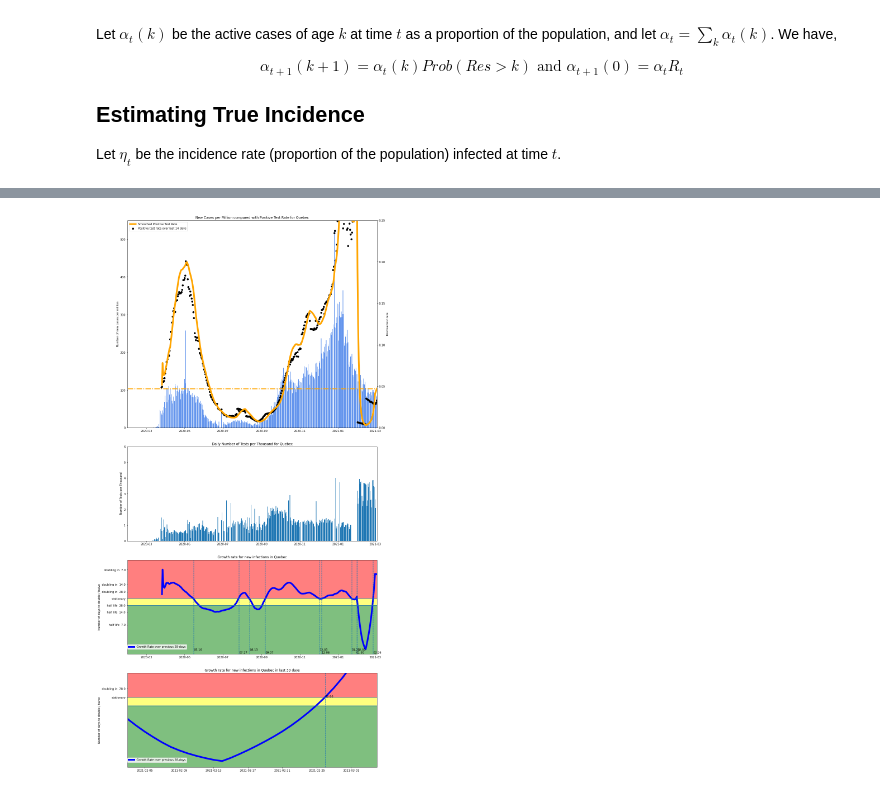
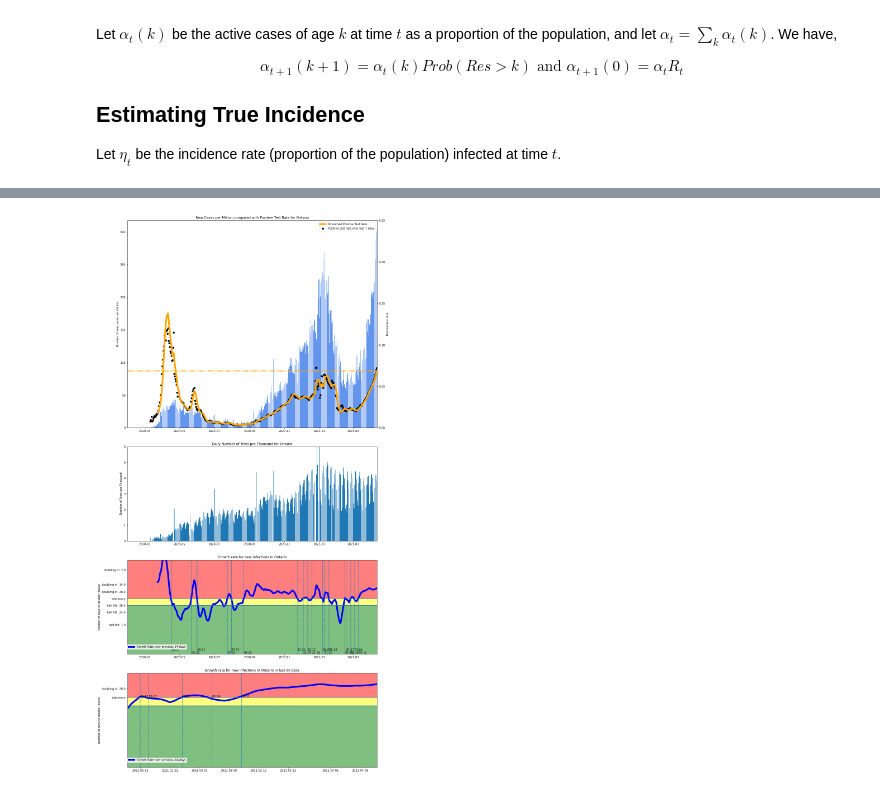
Before and after one commit to cyberlogician/covid-19, a Jupyter notebook: COVID_Dashboard.ipynb, the cells around one changed output, grey strips where cells are left out. Cells and saved outputs as stored; diff of their text form; code cells hidden in the pictures.

```diff
--- a/COVID_Dashboard.ipynb
+++ b/COVID_Dashboard.ipynb
@@ -123,9 +123,9 @@ $$\alpha_{t+1}(k+1) = \alpha_t(k) Prob(Res > k) \text{ and } \alpha_{t+1}(0) = \
 
 Let $\eta_t$ be the incidence rate (proportion of the population) infected at time $t$.
 # %%
-fit_win = 28
-meas_win = 14
-location = 'Quebec'
+fit_win = 14
+meas_win = 7
+location = 'Ontario'
 tests = can.var_by_location("new_tests_rate", *can.provinces, ma_window=1)*1000
 cases = can.var_by_location("new_cases_rate", *can.provinces, ma_window=1)
 deaths = can.var_by_location("new_deaths_rate", *can.provinces, ma_window=meas_win).fillna(0)
@@ -244,35 +244,35 @@ db_ax[1].axhspan(0, db_ax[1].get_ylim()[1], color="red", alpha=0.5)  # danger zo
 db_ax[1].axhspan(rate_to_dbl_in(-28), 0, color="yellow", alpha=0.5)  # Time to pay attention
 db_ax[1].axhspan(db_ax[1].get_ylim()[0], rate_to_dbl_in(-28), color="green", alpha=0.5)  # Comfort zone
 
-if location == "Ontario":
-    db_ax[1].axvline(x="2020-05-19", linestyle="-", lw=6)
-    db_ax[1].annotate("Phase 1  \nopening begins  ",
-                      ("2020-05-19", 0.1),
-                     horizontalalignment="right")
-    db_ax[1].axvline(x="2020-06-12", linestyle="-", lw=6)
-    db_ax[1].annotate("Phase 2  \nopening begins  ",
-                      ("2020-06-12", 0.1),
-                     horizontalalignment="right")
-    db_ax[1].axvline(x="2020-07-17", linestyle="-", lw=6)
-    db_ax[1].annotate("Phase 3  \nopening begins  ",
-                      ("2020-07-17", 0.1),
-                     horizontalalignment="right")
-    db_ax[1].axvline(x="2020-09-23", linestyle="-", lw=6)
-    db_ax[1].annotate("Bars and restaurants  \nordered to close early  ",
-                      ("2020-09-23", 0.1),
-                     horizontalalignment="right")
-    db_ax[1].axvline(x="2020-10-14", linestyle="-", lw=6)
-    db_ax[1].annotate("Modified Phase 2  \nPeel, Toronto, Ottawa  ",
-                      ("2020-10-14", 0.075),
-                     horizontalalignment="right")
-    db_ax[1].axvline(x="2020-12-26", linestyle="-", lw=6)
-    db_ax[1].annotate("Province Wide Lock Down",
-                      ("2020-12-26", 0.1),
-                     horizontalalignment="right")
-    db_ax[1].axvline(x="2021-01-13", linestyle="-", lw=6)
-    db_ax[1].annotate("Emergency Stay at Home Order",
-                      ("2021-01-13", 0.075),
-                     horizontalalignment="right")
+# if location == "Ontario":
+#     db_ax[1].axvline(x="2020-05-19", linestyle="-", lw=6)
+#     db_ax[1].annotate("Phase 1  \nopening begins  ",
+#                       ("2020-05-19", 0.1),
+#                      horizontalalignment="right")
+#     db_ax[1].axvline(x="2020-06-12", linestyle="-", lw=6)
+#     db_ax[1].annotate("Phase 2  \nopening begins  ",
+#                       ("2020-06-12", 0.1),
+#                      horizontalalignment="right")
+#     db_ax[1].axvline(x="2020-07-17", linestyle="-", lw=6)
+#     db_ax[1].annotate("Phase 3  \nopening begins  ",
+#                       ("2020-07-17", 0.1),
+#                      horizontalalignment="right")
+#     db_ax[1].axvline(x="2020-09-23", linestyle="-", lw=6)
+#     db_ax[1].annotate("Bars and restaurants  \nordered to close early  ",
+#                       ("2020-09-23", 0.1),
+#                      horizontalalignment="right")
+#     db_ax[1].axvline(x="2020-10-14", linestyle="-", lw=6)
+#     db_ax[1].annotate("Modified Phase 2  \nPeel, Toronto, Ottawa  ",
+#                       ("2020-10-14", 0.075),
+#                      horizontalalignment="right")
+#     db_ax[1].axvline(x="2020-12-26", linestyle="-", lw=6)
+#     db_ax[1].annotate("Province Wide Lock Down",
+#                       ("2020-12-26", 0.1),
+#                      horizontalalignment="right")
+#     db_ax[1].axvline(x="2021-01-13", linestyle="-", lw=6)
+#     db_ax[1].annotate("Emergency Stay at Home Order",
+#                       ("2021-01-13", 0.075),
+#                      horizontalalignment="right")
 
 
 
@@ -289,38 +289,38 @@ db_ax[2].set_xlim((min(tests.index), max(tests.index)))
 db_ax[2].set_ylim((0, 6))
 
 # zoom in on growth rate
-zoom = 30
+zoom = 60
 db_ax[3].plot(x[-zoom:], np.exp(proc.model[-zoom:]["LogGrowthRate"])-1, lw=6,
             c="blue", label=f"Growth Rate over previous {fit_win}-days")
 db_ax[3].set_xlim( ( min(x[-zoom:]), max(x[-zoom:]) ) )
 db_ax[3].set_ylim( (-0.2, 0.07))
 db_ax[3].set_yticks(doubling_tick_locs[8:-7])
 db_ax[3].set_yticklabels(doubling_tick_labels[8:-7])
 db_ax[3].set_ylabel("Number of days to double / halve")
 db_ax[3].set_title(f"Growth rate for new infections in {location} in last {zoom} days")
 db_ax[3].legend(loc=(0, 0.05))
 
 for y in doubling_hlines:
     db_ax[3].axhline(y=y)
 
 db_ax[3].axhspan(0, db_ax[1].get_ylim()[1], color="red", alpha=0.5)  # danger zone
 db_ax[3].axhspan(rate_to_dbl_in(-28), 0, color="yellow", alpha=0.5)  # Time to pay attention
 db_ax[3].axhspan(db_ax[1].get_ylim()[0], rate_to_dbl_in(-28), color="green", alpha=0.5)  # Comfort zone
 
 for idx in grzeros:
     if idx in x[-zoom:]:
         db_ax[3].axvline(x=idx, linestyle="--")
         db_ax[3].annotate(str(idx.date())[-5:], (idx, 0))
 
 
 
 
 if save_file:
     as_of = x[-1]
     savefile = f"{as_of}_COVID_Dashboard_{location}.png"
     plt.savefig(Path.home().joinpath("Documents/COVID/" + savefile), format="png")
 # %% [output]
-[figure, old version]
+[figure, new version]
 # %%
 ptr = list(map(doubling_time, np.exp(proc.model["LogGrowthRate"])-1))
 ptr[-10:]
```
Also changed, not shown: parts of 17 cells of this notebook, 1 other file.
